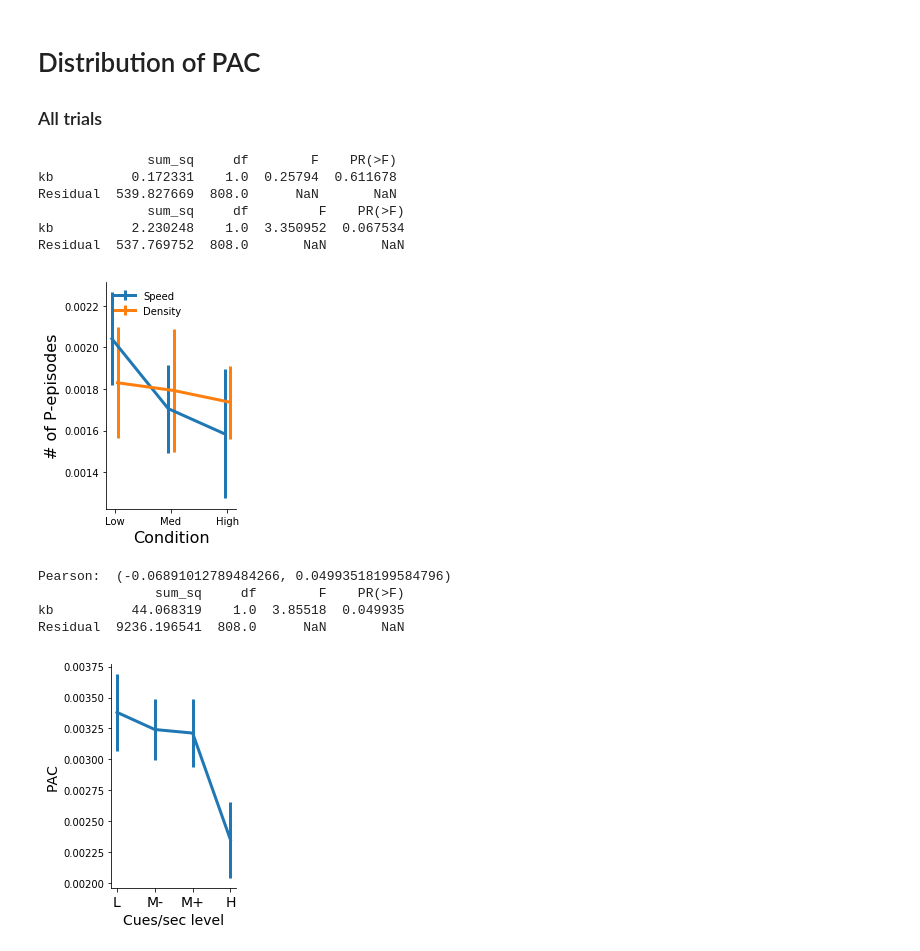
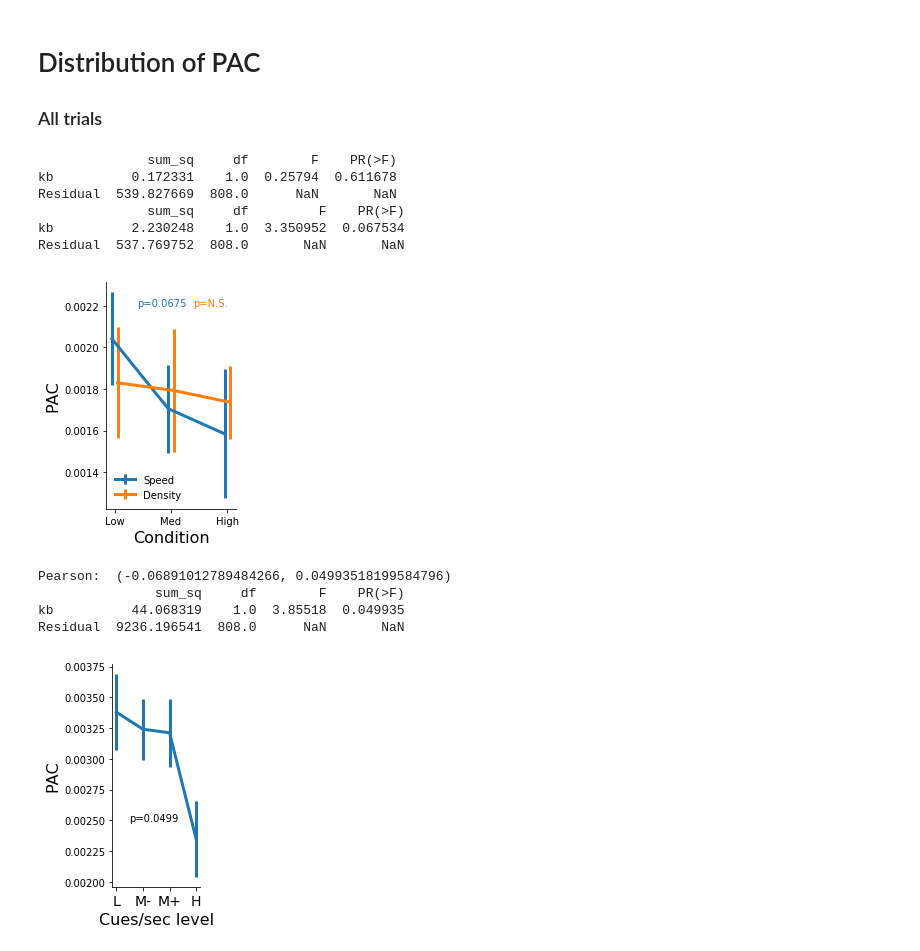
Before and after one commit to DiogoSantosPata/normaliser, a Jupyter notebook: Compute_theta_gamma_coupling.ipynb, the cells around one changed output. Cells and saved outputs as stored; diff of their text form; code cells hidden in the pictures.

```diff
--- a/Compute_theta_gamma_coupling.ipynb
+++ b/Compute_theta_gamma_coupling.ipynb
@@ -213,10 +210,10 @@ ax.spines['top'].set_visible(False)
 
 
 plt.sca(ax)
-plt.legend( frameon=False, loc='upper left')
+plt.legend( frameon=False, loc='lower left')
 
+plt.ylabel('PAC', fontsize=16)
 plt.xlabel('Condition', fontsize=16)
-plt.ylabel('# of P-episodes', fontsize=16)
 
 plt.xticks(range(3), ['Low','Med','High'])
 
@@ -228,6 +225,19 @@ cw_lm=ols('speed ~ ' + var_of_interst , data=log_pac).fit() #Specify C for Categ
 print(sm.stats.anova_lm(cw_lm, typ=2))
 cw_lm=ols('density ~ ' + var_of_interst , data=log_pac).fit() #Specify C for Categorical
 print(sm.stats.anova_lm(cw_lm, typ=2))
+
+
+
+new_blue   = '#1f77b4'
+new_orange = '#ff7f03'
+
+ym = plt.ylim()[1]*0.95
+pval_str =   'p=' + str(np.round(sm.stats.anova_lm(cw_lm, typ=2)['PR(>F)']['kb'],4))
+plt.text( 0.4, ym, pval_str,  fontdict=dict(color=new_blue) )
+plt.text( 0.4+1, ym, 'p=N.S.',  fontdict=dict(color=new_orange) )
+
+plt.tight_layout()
+# plt.savefig('../Figures/pac_condition.pdf')
 # %% [output]
               sum_sq     df        F    PR(>F)
 kb          0.172331    1.0  0.25794  0.611678
@@ -235,7 +245,7 @@ Residual  539.827669  808.0      NaN       NaN
               sum_sq     df         F    PR(>F)
 kb          2.230248    1.0  3.350952  0.067534
 Residual  537.769752  808.0       NaN       NaN
-[figure, old version]
+[figure, new version]
 # %%
 mmcs = log_pac.groupby(['cuesec_w']).mean()[var_of_interst]
 sscs = log_pac.groupby(['cuesec_w']).sem()[var_of_interst]
@@ -245,7 +255,7 @@ fig = plt.figure()
 ax = fig.add_subplot(111)
 
 fig.set_figheight(4)
-fig.set_figwidth(3)
+fig.set_figwidth(2.5)
 
 
 # ax.errorbar( uni, mmcs, yerr=sscs, linewidth=3 )
@@ -253,34 +263,41 @@ ax.errorbar(  range(mmcs.size), mmcs, yerr=sscs, linewidth=3 )
 
 # sns.violinplot(data=log_wel_all.groupby(['cuesec']),  palette="Set3", bw=1.2, cut=2, linewidth=1 )
 
 
 fig.patch.set_facecolor('xkcd:white')
 
 ax.spines['right'].set_visible(False)
 ax.spines['top'].set_visible(False)
 
 
 plt.sca(ax)
 
-plt.ylabel('PAC', fontsize=14)
-plt.xlabel('Cues/sec level', fontsize=14)
+plt.ylabel('PAC', fontsize=16)
+plt.xlabel('Cues/sec level', fontsize=16)
 
 # plt.ylim(8,12)
 plt.xticks(  range(mmcs.size), ['L','M-','M+','H'], fontsize=14 )
 
-plt.tight_layout()
+# ax.yaxis.set_major_formatter(matplotlib.ticker.FormatStrFormatter('%.4f'))
+# ax.set_yscale("log")
 
 
 
 print( 'Pearson: ',  stats.pearsonr(log_pac.cuesec, log_pac[var_of_interst] ))
 
 cw_lm=ols('cuesec ~ ' + var_of_interst , data=log_pac).fit() #Specify C for Categorical
 print(sm.stats.anova_lm(cw_lm, typ=2))
 
+ym = sum(plt.ylim())/2.3
+pval_str =   'p=' + str(np.round(sm.stats.anova_lm(cw_lm, typ=2)['PR(>F)']['kb'],4))
+plt.text( 0.5, ym, pval_str )
+
 # plt.savefig('../Figures/theta_dominant_freq_cues_per_sec.pdf')
+plt.tight_layout()
+# plt.savefig('../Figures/pac_cuesec.pdf')
 # %% [output]
 Pearson:  (-0.06891012789484266, 0.04993518199584796)
                sum_sq     df        F    PR(>F)
 kb          44.068319    1.0  3.85518  0.049935
 Residual  9236.196541  808.0      NaN       NaN
-[figure, old version]
+[figure, new version]
```
Also changed, not shown: parts of 9 cells of this notebook, 6 other files.
